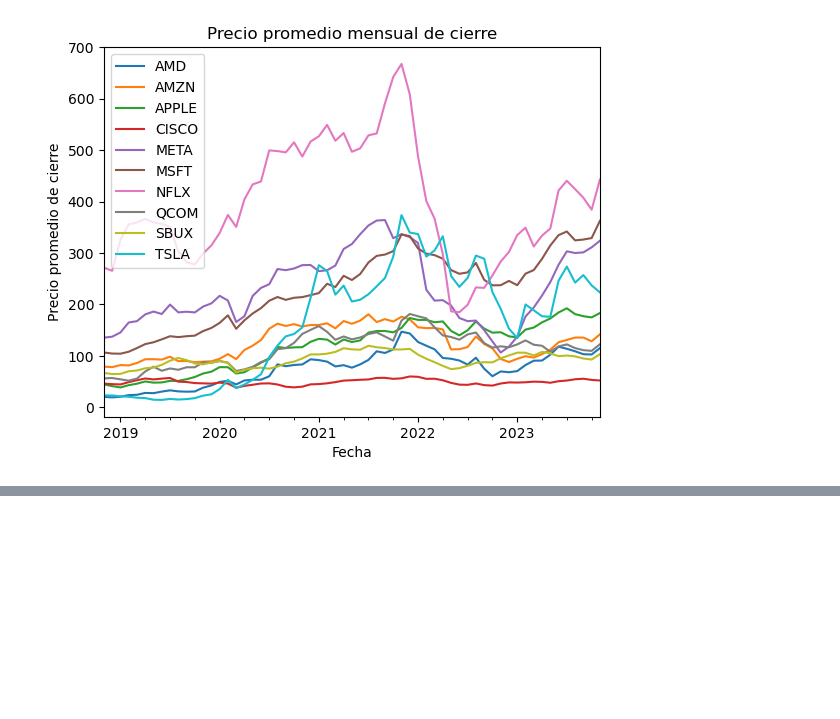
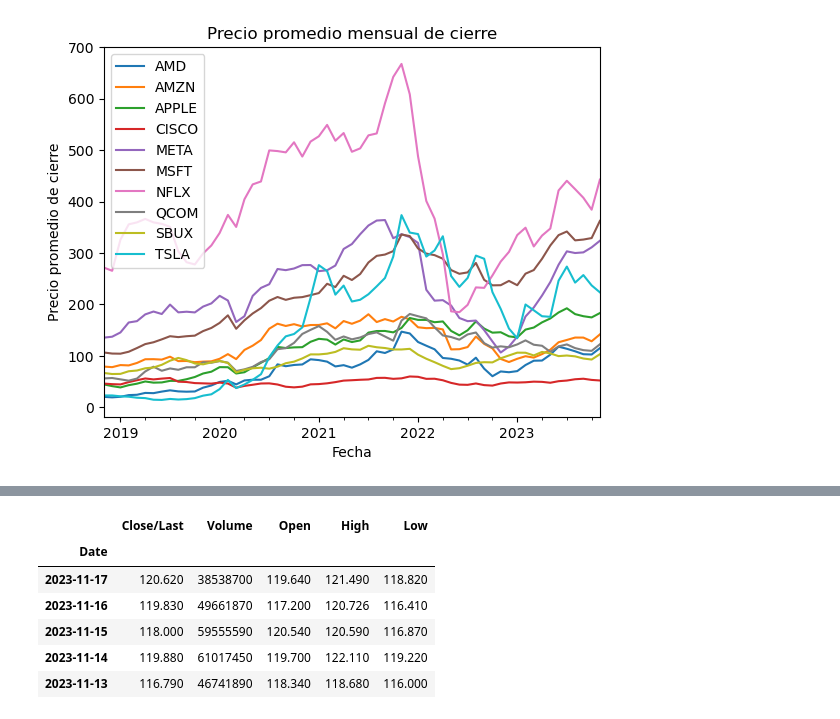
Before and after one commit to Exynix/DataAnalytics, a Jupyter notebook: Linear Optimization/Project/Proyecto_Barreto_Molano.ipynb, the cells around one changed output, grey strips where cells are left out. Cells and saved outputs as stored; diff of their text form; code cells hidden in the pictures; blank space fills up the shorter version.

```diff
--- a/Linear Optimization/Project/Proyecto_Barreto_Molano.ipynb
+++ b/Linear Optimization/Project/Proyecto_Barreto_Molano.ipynb
@@ -767,0 +739,10 @@ print("Optimized Weights:", optimized_weights)
+# %%
+amd_df.head()
+# %% [output]
+|  | Close/Last | Volume | Open | High | Low |
+| Date |  |  |  |  |  |
+| 2023-11-17 | 120.620 | 38538700 | 119.640 | 121.490 | 118.820 |
+| 2023-11-16 | 119.830 | 49661870 | 117.200 | 120.726 | 116.410 |
+| 2023-11-15 | 118.000 | 59555590 | 120.540 | 120.590 | 116.870 |
+| 2023-11-14 | 119.880 | 61017450 | 119.700 | 122.110 | 119.220 |
+| 2023-11-13 | 116.790 | 46741890 | 118.340 | 118.680 | 116.000 |
```
Also changed, not shown: parts of 22 cells of this notebook.
